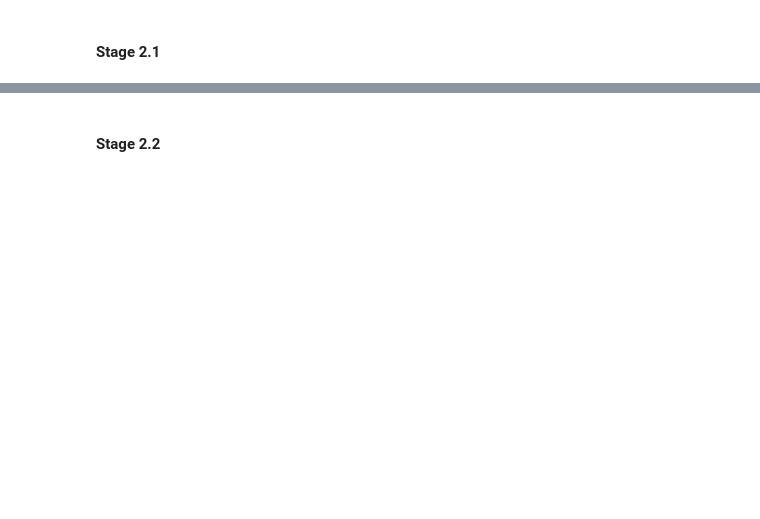
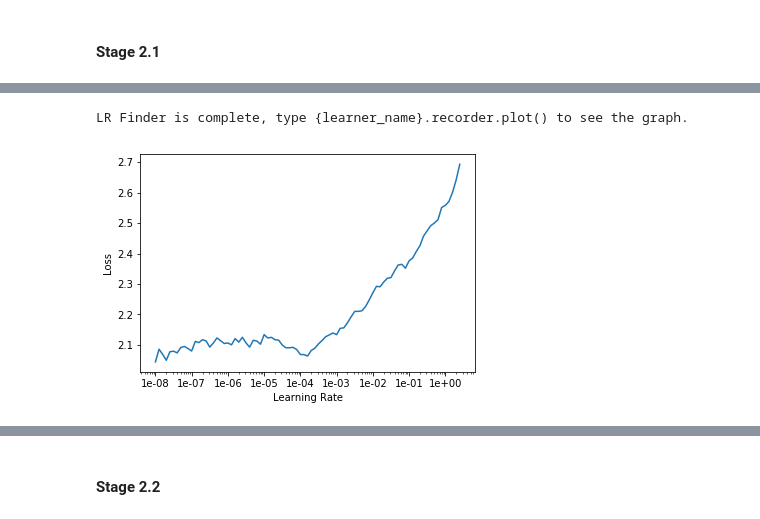
Before and after one commit to danielnbarbosa/kaggle_earthquake, a Jupyter notebook: train_v10.ipynb, the cells around one changed output, grey strips where cells are left out. Drawn from its saved outputs; the diff is of its cells as text; code cells hidden in the pictures; blank space fills up the shorter version.

```diff
--- a/train_v10.ipynb
+++ b/train_v10.ipynb
@@ -176,9 +253,3 @@ big_head_sigmoid = nn.Sequential(
   nn.Dropout(0.5),
   nn.Linear(128, 1),
   nn.Sigmoid())
-# %%
-# create learner
-learn = cnn_learner(data, arch,
-                    custom_head=big_head,
-                    loss_func=l1_loss,
-                    metrics=[mean_squared_error, mean_absolute_error, mse_scaled, mae_scaled])
@@ -185,2 +309,14 @@ learn = cnn_learner(data, arch,
+# %%
+# custom model
+if use_custom_model == True:
+    learn = Learner(data, conv2d_model,
+                        loss_func=l1_loss,
+                        metrics=[mean_squared_error, mean_absolute_error, mse_scaled, mae_scaled])
+# pre-trained model
+else:
+    learn = cnn_learner(data, arch,
+                        custom_head=big_head34,
+                        loss_func=l1_loss,
+                        metrics=[mean_squared_error, mean_absolute_error, mse_scaled, mae_scaled])
 # %%
 print(learn.summary())
@@ -211,6 +370,6 @@ plot_lr_find(learn)
 # %%
 stage = 's1.1'
-n_epochs = 6
-max_lr = slice(1.1e-2)
+n_epochs = 7
+max_lr = slice(3e-2)
 # %%
 fit_one_cycle(learn, stage, n_epochs, max_lr)
@@ -225,6 +404,6 @@ plot_lr_find(learn)
 # %%
 stage = 's1.2'
-n_epochs = 12
+n_epochs = 10
 max_lr = slice(1e-4)
 # %%
 fit_one_cycle(learn, stage, n_epochs, max_lr)
@@ -237,3 +436,4 @@ learn.unfreeze()
 # %%
-learn.lr_find(start_lr=1e-8)
+learn.lr_find(start_lr=1e-9)
 learn.recorder.plot()
+# %% [output]
@@ -240,2 +441,4 @@ learn.recorder.plot()
+LR Finder is complete, type {learner_name}.recorder.plot() to see the graph.
+[figure, added]
 # %%
 stage = 's2.1'
```
Also changed, not shown: parts of 45 cells of this notebook, 13 other files.
